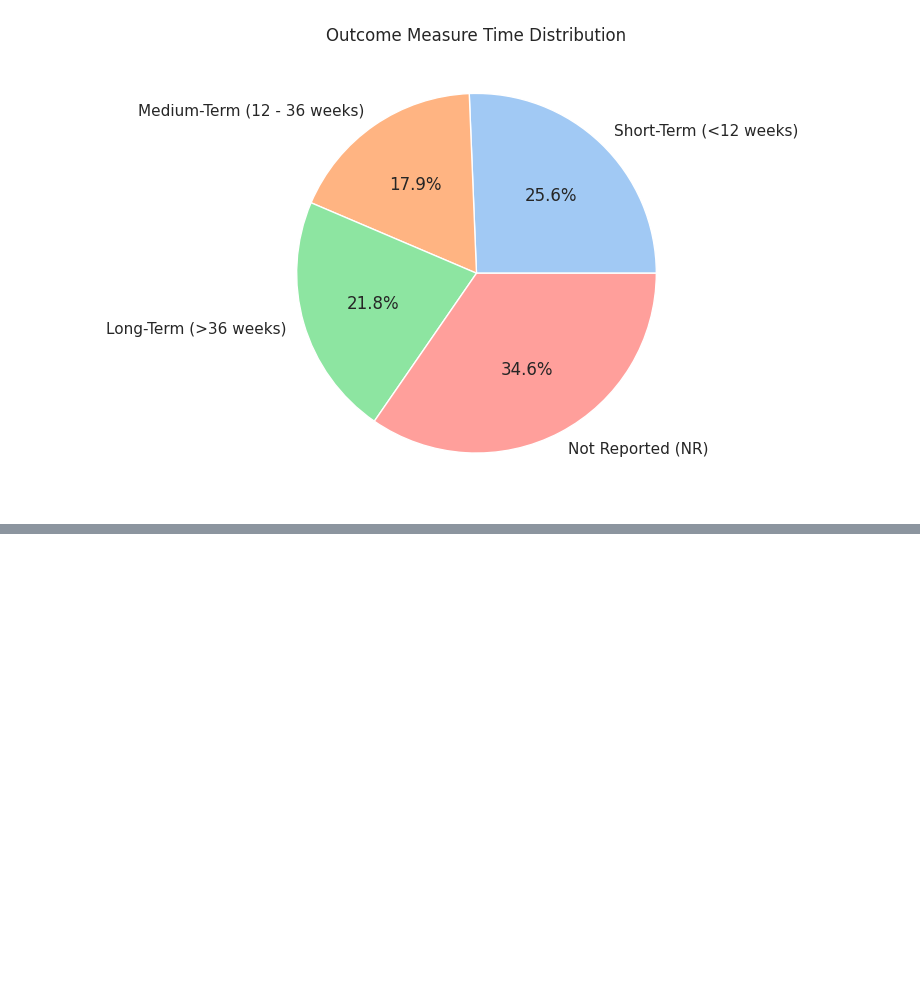
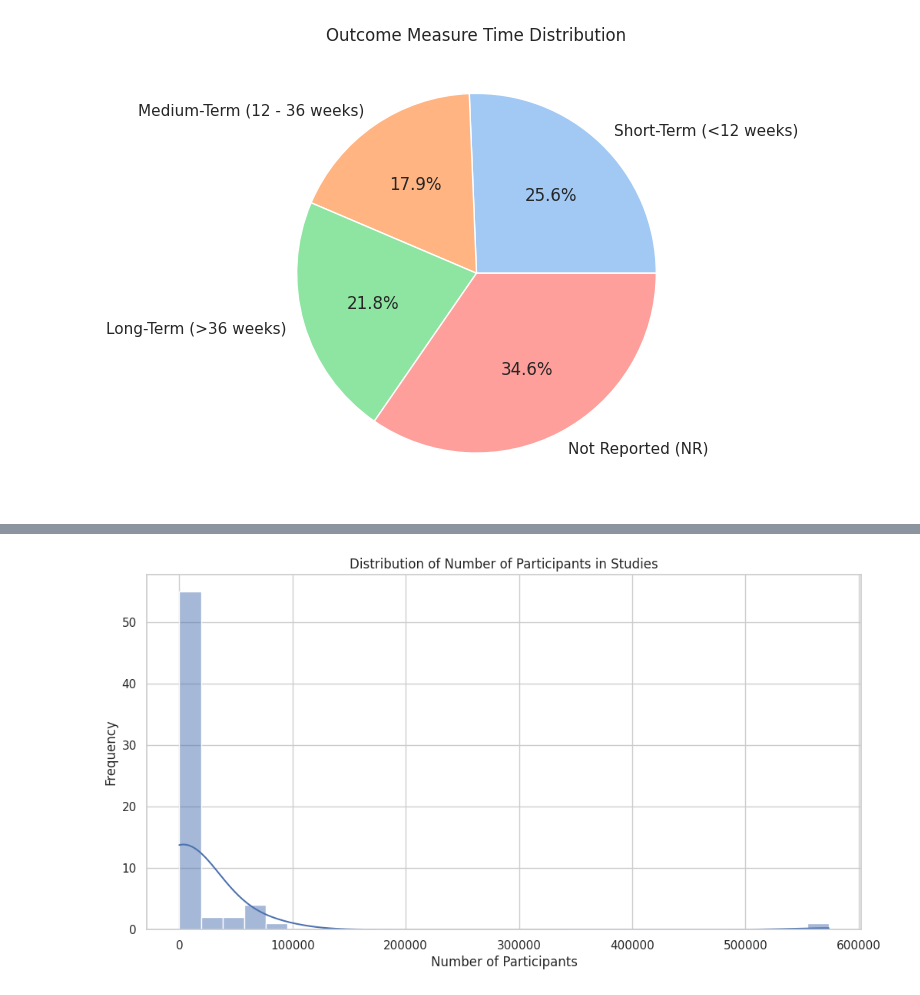
Before and after one commit to AJISHA-NAYEEM/Python-notes, a Jupyter notebook: Untitled14.ipynb, the cells around one changed output, grey strips where cells are left out. Drawn from its saved outputs; the diff is of its cells as text; code cells hidden in the pictures; blank space fills up the shorter version.

```diff
--- a/Untitled14.ipynb
+++ b/Untitled14.ipynb
@@ -149,0 +189,12 @@ Passing `palette` without assigning `hue` is deprecated and will be removed in v
+# %%
+participants_data = df['No of participants']
+
+# Plot the distribution
+plt.figure(figsize=(12, 6))
+sns.histplot(participants_data, bins=30, kde=True)
+plt.title('Distribution of Number of Participants in Studies')
+plt.xlabel('Number of Participants')
+plt.ylabel('Frequency')
+plt.show()
+# %% [output]
+[figure, added]
```
Also changed, not shown: parts of 4 cells of this notebook.
